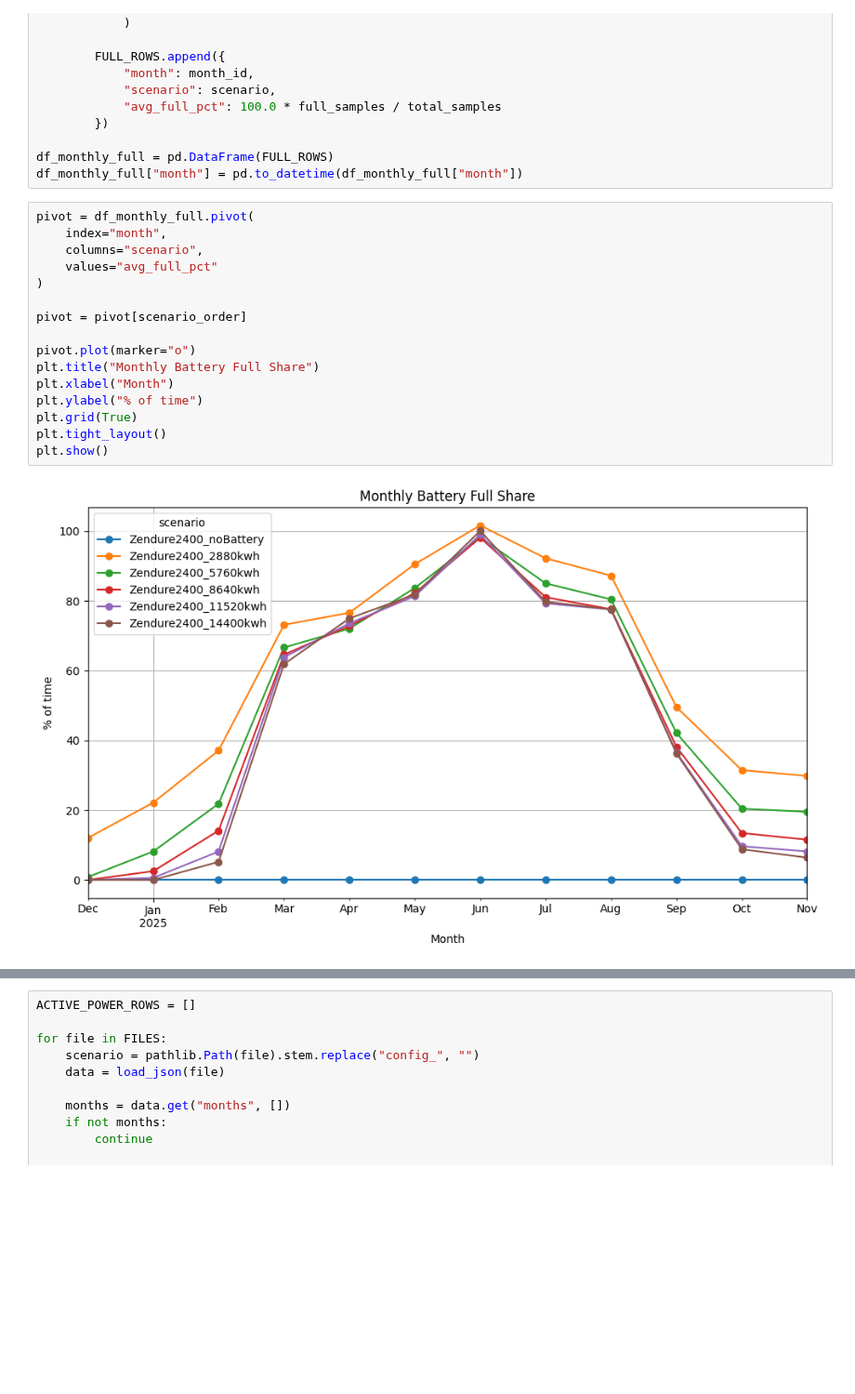
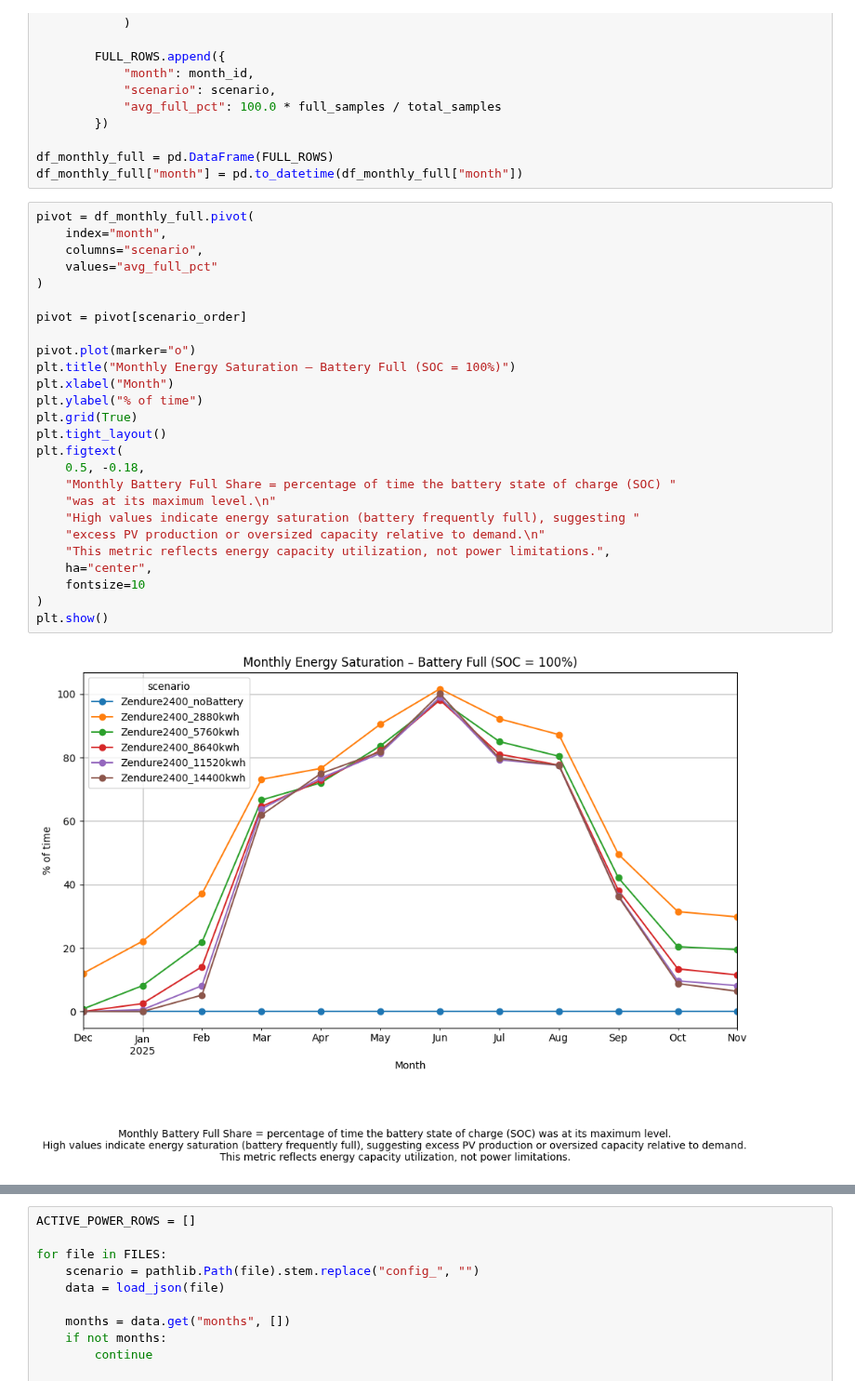
Before and after one commit to nicoMeynet/BatterySimu, a Jupyter notebook: battery_comparison_month.ipynb, the cells around one changed output, grey strips where cells are left out. Shown at 93% size. Saved outputs shown, nothing was run; the diff lists cells and outputs as text; blank space fills up the shorter version.

```diff
--- a/battery_comparison_month.ipynb
+++ b/battery_comparison_month.ipynb
@@ -259,21 +306,31 @@ df_monthly_full["month"] = pd.to_datetime(df_monthly_full["month"])
 # %%
 pivot = df_monthly_full.pivot(
     index="month",
     columns="scenario",
     values="avg_full_pct"
 )
 
 pivot = pivot[scenario_order]
 
 pivot.plot(marker="o")
-plt.title("Monthly Battery Full Share")
+plt.title("Monthly Energy Saturation – Battery Full (SOC = 100%)")
 plt.xlabel("Month")
 plt.ylabel("% of time")
 plt.grid(True)
 plt.tight_layout()
+plt.figtext(
+    0.5, -0.18,
+    "Monthly Battery Full Share = percentage of time the battery state of charge (SOC) "
+    "was at its maximum level.\n"
+    "High values indicate energy saturation (battery frequently full), suggesting "
+    "excess PV production or oversized capacity relative to demand.\n"
+    "This metric reflects energy capacity utilization, not power limitations.",
+    ha="center",
+    fontsize=10
+)
 plt.show()
 # %% [output]
-[figure, old version]
+[figure, new version]
 # %%
 EMPTY_ROWS = []
 
```
Also changed, not shown: parts of 15 cells of this notebook, 1 other file.
